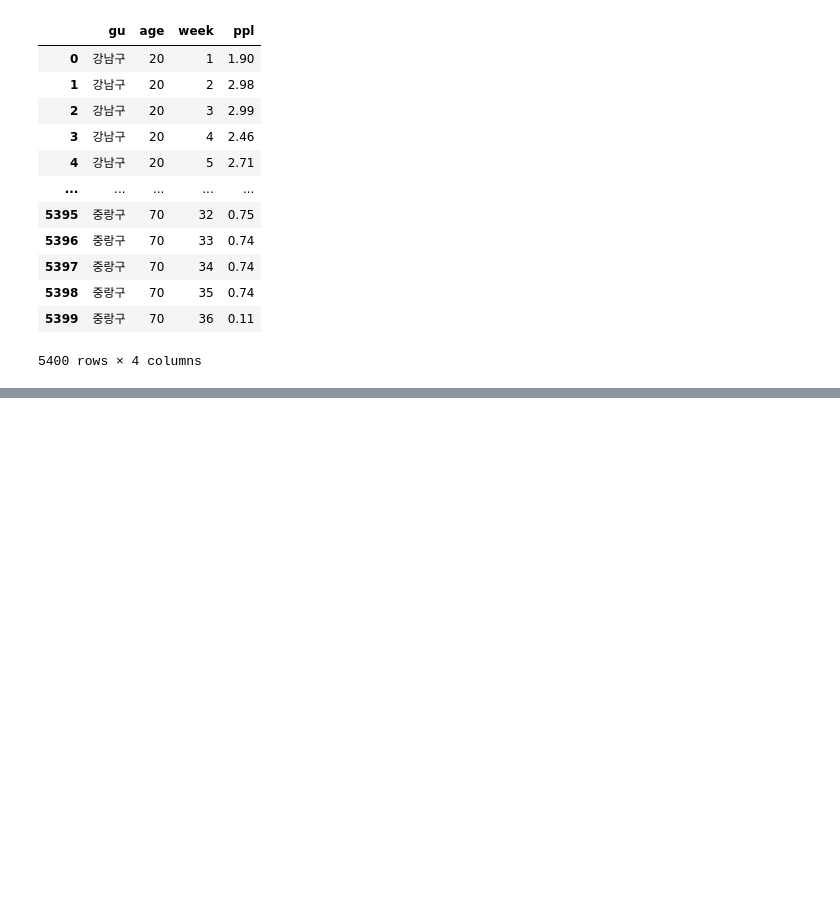
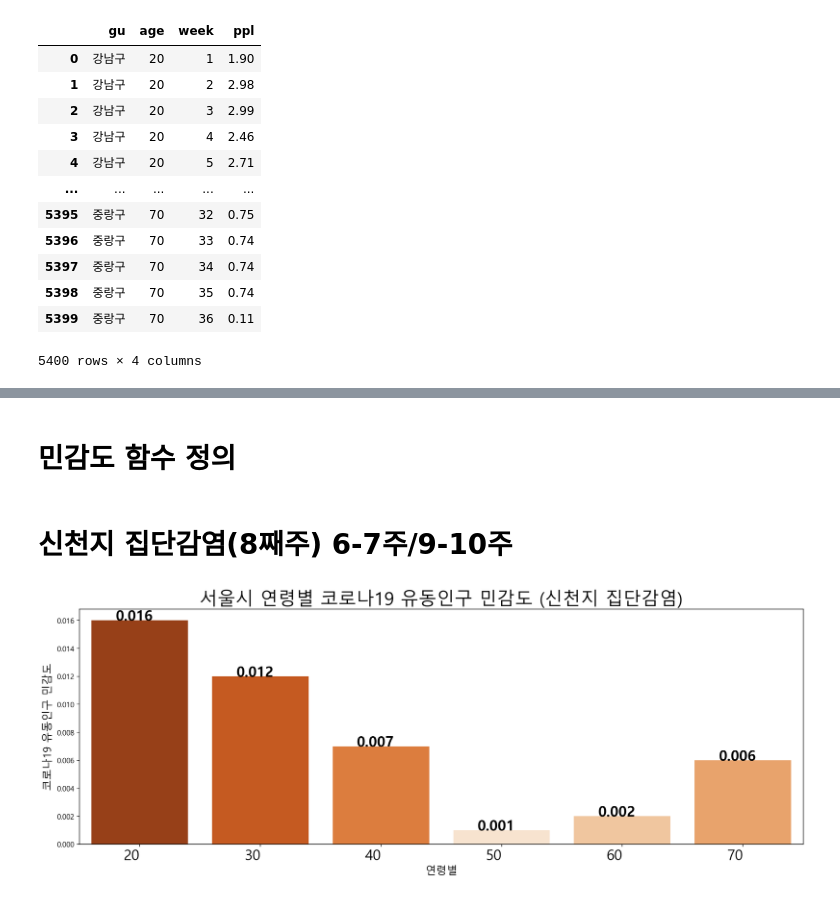
Before and after one commit to Changyoon-Lee/big_contest, a Jupyter notebook: 구별 코로나 민감도/코로나 확진 연령별 민감도 구하기.ipynb, the cells around one changed output, grey strips where cells are left out. Cells and saved outputs as stored; diff of their text form; code cells hidden in the pictures; blank space fills up the shorter version.

```diff
--- a/구별 코로나 민감도/코로나 확진 연령별 민감도 구하기.ipynb
+++ b/구별 코로나 민감도/코로나 확진 연령별 민감도 구하기.ipynb
@@ -426,0 +419,3 @@ for gu in gu_list:
+# %%
+total = timetotal[['age', 'ppl', 'week']]
+total
@@ -426,0 +436,39 @@ for gu in gu_list:
+# %% [markdown]
+# 민감도 함수 정의
+# %%
+def plot_age_fpop_sensitivity(df, x_axis, event, rot_x=True, show_xlabel=True):
+  plt.figure(figsize=(18, 6))
+  pal = sns.color_palette("Oranges_r", df.shape[0])
+  rank = df['코로나19_유동인구_민감도'].argsort().argsort()
+  sns.barplot(x=x_axis, y='코로나19_유동인구_민감도', data=df, palette=np.array(pal[::-1])[rank])
+  for idx, score in enumerate(df.코로나19_유동인구_민감도):
+    plt.text(idx-0.2, score, score, size=20, weight='bold')
+
+  plt.title(f'서울시 {x_axis} 코로나19 유동인구 민감도 ({event} 집단감염)', size=25)
+  plt.ylabel('코로나19 유동인구 민감도', size=15)
+  if rot_x:
+    plt.xticks(size=20, ha='right')
+  if show_xlabel:
+    plt.xlabel(x_axis, size=15)
+  else:
+    plt.xlabel(None)
+
+  plt.show()
+# %% [markdown]
+# 신천지 집단감염(8째주) 6-7주/9-10주
+# %%
+tmp_list = []
+for age in total.age.unique():
+  tmp_df = total[total.age==age]
+  tmp_pre = tmp_df.loc[total.week.isin(range(6,8)), 'ppl'].mean()
+  tmp_post = tmp_df.loc[total.week.isin(range(9, 11)), 'ppl'].mean()
+  tmp_sensitivity = round((tmp_pre - tmp_post)/tmp_pre, 3)
+  tmp_list.append(tmp_sensitivity)
+
+fpop_sensitivity_gu = pd.DataFrame({'연령별':total.age.unique(), '코로나19_유동인구_민감도':tmp_list})\
+.reset_index(drop=True)
+
+# 자치구별 코로나19 유동인구 민감도 막대 그래프
+plot_age_fpop_sensitivity(df=fpop_sensitivity_gu, x_axis='연령별', event='신천지')
+# %% [output]
+[figure, added]
```
Also changed, not shown: parts of 35 cells of this notebook, 1 other file.
